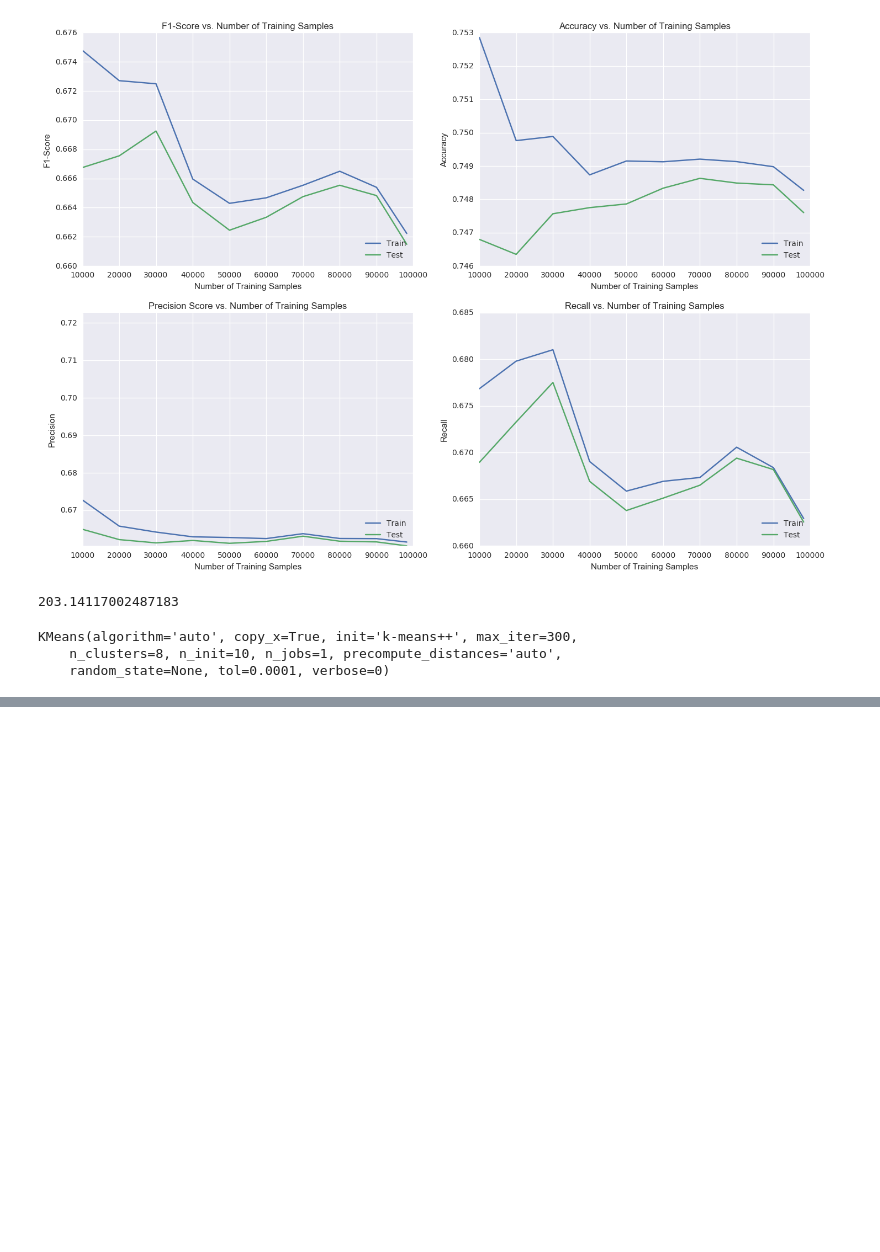
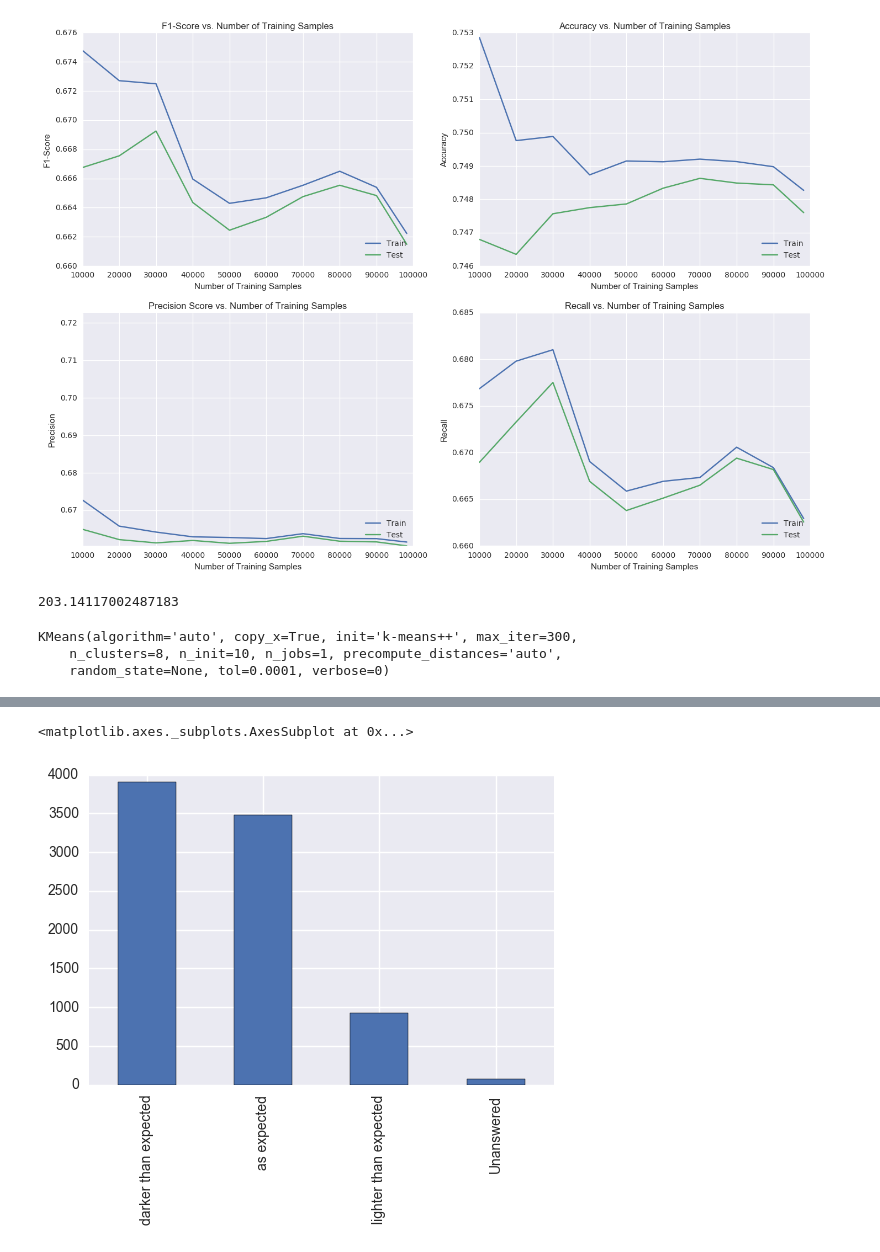
Before and after one commit to kcarano12/madison_reed_capstone, a Jupyter notebook: Capstone_EDA.ipynb, the cells around one changed output, grey strips where cells are left out. Drawn from its saved outputs; the diff is of its cells as text; code cells hidden in the pictures; blank space fills up the shorter version.

```diff
--- a/Capstone_EDA.ipynb
+++ b/Capstone_EDA.ipynb
@@ -385,0 +421,5 @@ plt.hist(clusters, bins=8)
+# %%
+survey_results['Survey Results Lighter Darker'].value_counts().plot(kind='bar')
+# %% [output]
+<matplotlib.axes._subplots.AxesSubplot at 0x...>
+[figure, added]
```
Also changed, not shown: parts of 21 cells of this notebook, 1 other file.
